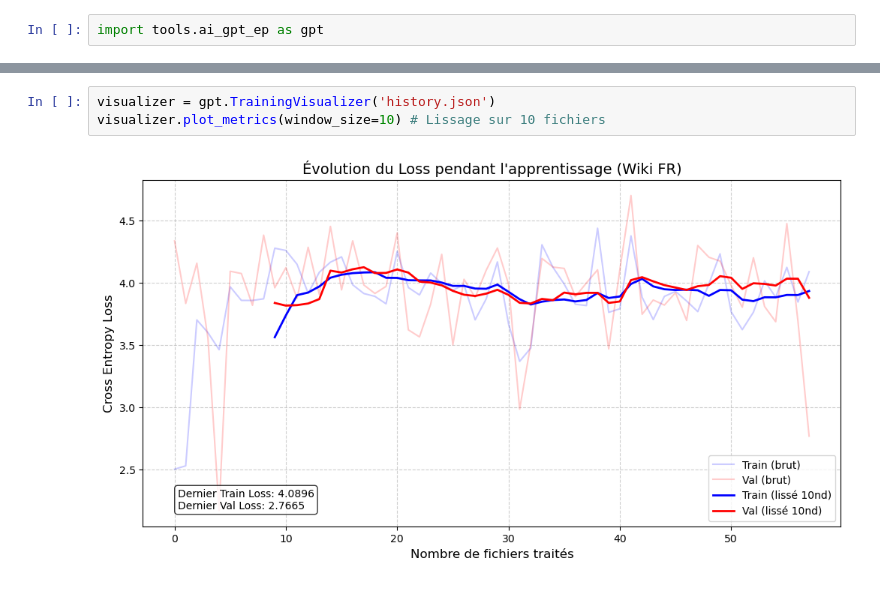
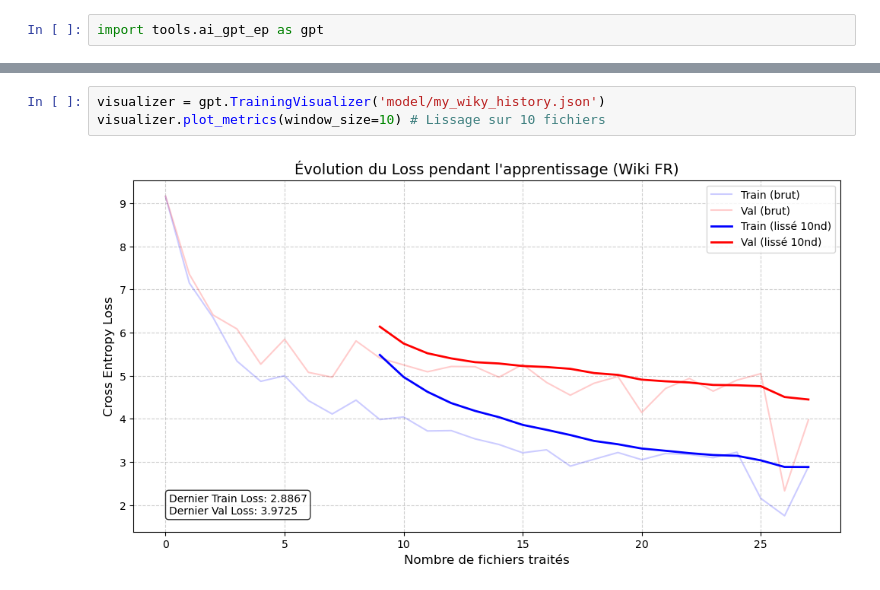
Before and after one commit to e-coucou/Machine-Learning, a Jupyter notebook: 4-DeepLearning/train_gpt.ipynb, the cells around one changed output, grey strips where cells are left out. Saved outputs shown, nothing was run; the diff lists cells and outputs as text.

```diff
--- a/4-DeepLearning/train_gpt.ipynb
+++ b/4-DeepLearning/train_gpt.ipynb
@@ -373,6 +283,6 @@ En 1930, il quitte l'école pour suivre la station de la ligne par la communaut
 ----------------------------------------
 # %%
-visualizer = gpt.TrainingVisualizer('history.json')
+visualizer = gpt.TrainingVisualizer('model/my_wiky_history.json')
 visualizer.plot_metrics(window_size=10) # Lissage sur 10 fichiers
 # %% [output]
-[figure, old version]
+[figure, new version]
```
Also changed, not shown: parts of 21 cells of this notebook, 6 other files.
